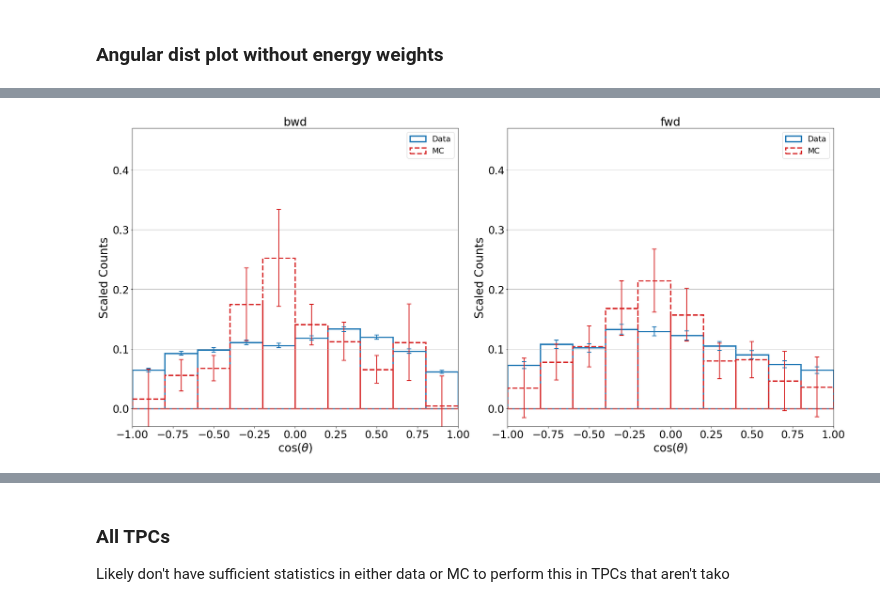
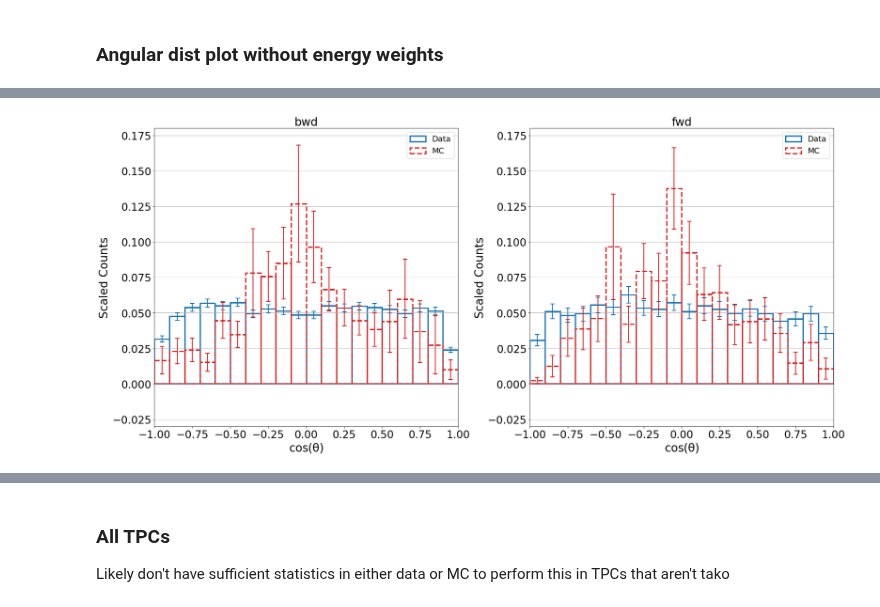
Before and after one commit to jschuel/jeff_workspace, a Jupyter notebook: analysis/phase3/with_sim/Calibrations_and_angular_analysis_final.ipynb, the cells around one changed output, grey strips where cells are left out. Saved outputs shown, nothing was run; the diff lists cells and outputs as text; code cells hidden in the pictures.

```diff
--- a/analysis/phase3/with_sim/Calibrations_and_angular_analysis_final.ipynb
+++ b/analysis/phase3/with_sim/Calibrations_and_angular_analysis_final.ipynb
@@ -688,3 +686,6 @@ datamc
+# %%
+crit = {'palila': 9.0, 'iiwi': 8.8, 'tako': 4.6, 'nene': 5.6, 'elepaio': 6.4, 'humu': 6.4}
+b.compute_data_MC_ratios('Cont_inj', E_cut=crit, L = 1)[0]
 # %%
 (datamc_high-datamc)/datamc*15
 # %%
@@ -1399,11 +1544,11 @@ plt.rc('xtick', labelsize=24)
 plt.rc('ytick', labelsize=24)
 plt.rc('axes', labelsize=26)
 plt.rc('axes', titlesize=26)
-nbins = 11
+nbins = 21
 xmin = -1
 xmax = 1
-phi_low = -np.pi/6
-phi_high = np.pi/6
+phi_low = -np.pi/2
+phi_high = np.pi/2
 #E_cut = {'palila': 40, 'tako': 120, 'elepaio': 110, 'iiwi': 55, 'nene': 95, 'humu': 155}
 #E_cut = {'palila': 40, 'tako': 67, 'elepaio': 150, 'iiwi': 100, 'nene': 75, 'humu': 135}
 #E_cut = {'palila': 90,'tako': 145,'elepaio': 155,'iiwi': 110, 'nene': 135,'humu': 130}
@@ -1443,7 +1588,7 @@ n4 = {}
 d4 = {}
 p4 = {}
 err4 = {}
-plt.figure(figsize = (24,11))
+plt.figure(figsize = (27,16))
 i=1
 j=1
 for tpc in tpcs:
@@ -1477,6 +1622,10 @@ for tpc in tpcs:
 
     #MC_tmp2 = MC_tmp2.loc[(MC_tmp2['bgType'] != 'twoPhoton_Lumi') & (MC_tmp2['bgType'] != 'RBB_Lumi')]
     #MC_tmp2.index = [i for i in range(0,len(MC_tmp2))]
+
+    ##### BEFORE BINNING COMPUTE KS TEST#####
+
+    print(tpc, scipy.stats.ks_2samp(np.cos(Lumi_tmp['new_theta']),np.cos(MC_tmp['new_theta']))[1])
 
 
     test = Lumi_tmp.groupby(pd.cut(np.cos(Lumi_tmp['new_theta']), bins = np.linspace(xmin,xmax,nbins))).sum()
@@ -1551,11 +1700,13 @@ for tpc in tpcs:
         derr3[tpc] = np.sqrt((nerr3[tpc]**2).sum())
     err3[tpc] = n3[tpc]/d3[tpc]*np.sqrt((nerr3[tpc]/n3[tpc])**2+((derr3[tpc]/d3[tpc])**2))
     for k in range(0,len(err3[tpc])):
-        if n3[tpc][k]/d3[tpc] < .05:
+        if n3[tpc][k]/d3[tpc] < .001:
             err3[tpc][k] = .05
     err3[tpc] = err3[tpc].fillna(0.05)
     #err3[tpc] = nerr3[tpc]/d3[tpc]
     p3[tpc] = plt.bar(center,n3[tpc]/d3[tpc],yerr=err3[tpc],width = width, label = 'MC', fc = 'None', ec = 'tab:red',lw=3, linestyle = 'dashed', error_kw=dict(ecolor='tab:red', lw=2, capsize=5, capthick=2))
+
+    print(tpc, scipy.stats.ks_2samp(n0[tpc],n3[tpc])[1])
 
     #Plot 4: All MC to be compared with collisions ACTUAL CHIP AREA
     n4[tpc] = get_MC_weights_and_errs(df = MC_tmp2)[0]
@@ -1582,7 +1733,7 @@ for tpc in tpcs:
     #plt.ylabel('Scaled Counts')
     plt.xlabel(r'$\cos(\theta)$')
     plt.xlim(xmin,xmax)
-    plt.ylim(-0.03,0.47)
+    plt.ylim(-0.03,0.3)
     plt.title(pos[j-1])
     plt.legend(handles = [p0[tpc],p3[tpc]],ncol=1)
     plt.grid(axis='y')
@@ -1590,7 +1741,7 @@ for tpc in tpcs:
     j+=1
     i+=1
 plt.tight_layout()
-plt.savefig("angular_distribution_best_tpcs.jpg")
+#plt.savefig("angular_distribution_narrow_bins.png",bbox_inches = 'tight', dpi = 200)
 plt.show()
 #np.sqrt((test_err/test['track_energy'].sum())**2+(test_MC_err/test_MC['reco_energy'].sum())**2)
 # %% [output]
@@ -1637,11 +1787,11 @@ plt.rc('xtick', labelsize=24)
 plt.rc('ytick', labelsize=24)
 plt.rc('axes', labelsize=26)
 plt.rc('axes', titlesize=26)
-nbins = 11
+nbins = 21
 xmin = -1
 xmax = 1
-phi_low = -np.pi/6
-phi_high = np.pi/6
+phi_low = -np.pi/2
+phi_high = np.pi/2
 E_cut = {'palila': cut,'tako': cut,'elepaio': cut,'iiwi': cut, 'nene': cut,'humu': cut}
 width = (np.abs(xmin)+np.abs(xmax))/(nbins-1)
 center = [xmin +(width*i)+width/2 for i in range(0,nbins-1)]
@@ -1695,6 +1845,11 @@ for key in ['bwd', 'fwd']:
     test_combined_MC = MC_combined_tmp.groupby(pd.cut(np.cos(MC_combined_tmp['new_theta']), bins = np.linspace(xmin,xmax,nbins))).sum()
     test_combined_MC2 = MC_combined_tmp2.groupby(pd.cut(np.cos(MC_combined_tmp2['new_theta']), bins = np.linspace(xmin,xmax,nbins))).sum()
 
+    #test_combined = Lum_tmp.groupby(pd.cut(Lum_tmp['new_theta'], bins = np.linspace(xmin,xmax,nbins))).sum()
+    #test_combined_MC = MC_combined_tmp.groupby(pd.cut(MC_combined_tmp['new_theta'], bins = np.linspace(xmin,xmax,nbins))).sum()
+    #test_combined_MC2 = MC_combined_tmp2.groupby(pd.cut(MC_combined_tmp2['new_theta'], bins = np.linspace(xmin,xmax,nbins))).sum()
+
+
 
     plt.subplot(1,2,i)
 
@@ -1719,41 +1874,44 @@ for key in ['bwd', 'fwd']:
             errs.append(np.sqrt((weights**2).sum())) #indices are actual weights..."weights" represents number of events with each assigned weight
             weights_list.append(weights.sum())
         return pd.Series(weights_list), pd.Series(errs)
-    n1[key] = get_MC_weights_and_errs(df = MC_combined_tmp)[0]
+    if xmax > 1:
+        n1[key] = get_MC_weights_and_errs(df = MC_combined_tmp, cos = False)[0]
+    else:
+        n1[key] = get_MC_weights_and_errs(df = MC_combined_tmp, cos = True)[0]
     d1[key] = n1[key].sum()
     nerr1[key] = get_MC_weights_and_errs(df = MC_combined_tmp)[1]
     derr1[key] = np.sqrt((nerr1[key]**2).sum())
     err1[key] = n1[key]/d1[key]*np.sqrt((nerr1[key]/n1[key])**2+((derr1[key]/d1[key])**2))
     for k in range(0,len(err1[key])):
-        if n1[key][k]/d1[key] < .05:
+        if n1[key][k]/d1[key] < .001:
             err1[key][k] = .05
     err1[key] = err1[key].fillna(0.05)
     #err3[tpc] = nerr3[tpc]/d3[tpc]
     p1[key] = plt.bar(center,n1[key]/d1[key],yerr=err1[key],width = width, label = 'MC', fc = 'None', ec = 'tab:red',lw=3, linestyle = 'dashed', error_kw=dict(ecolor='tab:red', lw=2, capsize=5, capthick=2))
 
 
     n2[key] = get_MC_weights_and_errs(df = MC_combined_tmp2)[0]
     d2[key] = n2[key].sum()
     err2[key] = get_MC_weights_and_errs(df = MC_combined_tmp2)[1]/d2[key]
     for k in range(0,len(err2[key])): #make error 10% when values are zero
         if n2[key][k]/d2[key] < .05:
             err2[key][k] = .05
     err2[key] = err2[key].fillna(0.05)
     #p2[key] = plt.bar(center,n2[key]/d2[key],yerr=err2[key],width = width, label = 'MC', fc = 'None', ec = 'tab:green',lw=3, linestyle = 'dashed', error_kw=dict(ecolor='tab:green', lw=2, capsize=5, capthick=2))
 
     plt.ylabel(r'Scaled Counts')
     plt.xlabel(r'$\cos(\theta)$')
     plt.xlim(xmin,xmax)
-    plt.ylim(-0.03,0.47)
+    plt.ylim(-0.03,0.18)
     plt.title(pos[j-1])
     plt.legend(handles = [p0[key],p1[key]],ncol=1)
     plt.grid(axis='y')
 
     j+=1
     i+=1
 plt.tight_layout()
-#plt.savefig("angular_distribution_best_tpcs.jpg")
+#plt.savefig("angular_distributions_combined.png",bbox_inches='tight',dpi = 200)
 plt.show()
 #np.sqrt((test_err/test['track_energy'].sum())**2+(test_MC_err/test_MC['reco_energy'].sum())**2)
 # %% [output]
-[figure, old version]
+[figure, new version]
```
Also changed, not shown: parts of 17 cells of this notebook, 26 other files.
